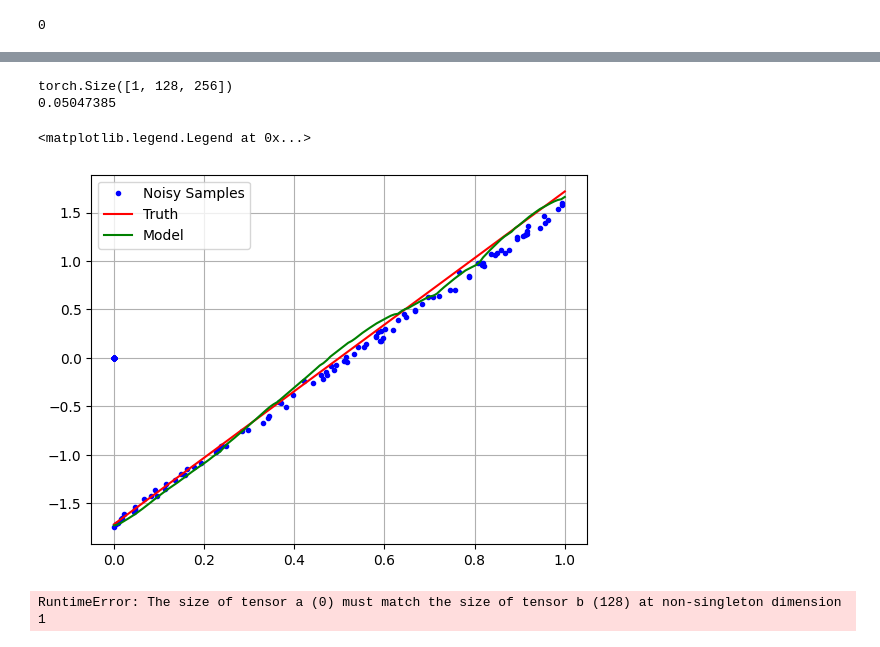
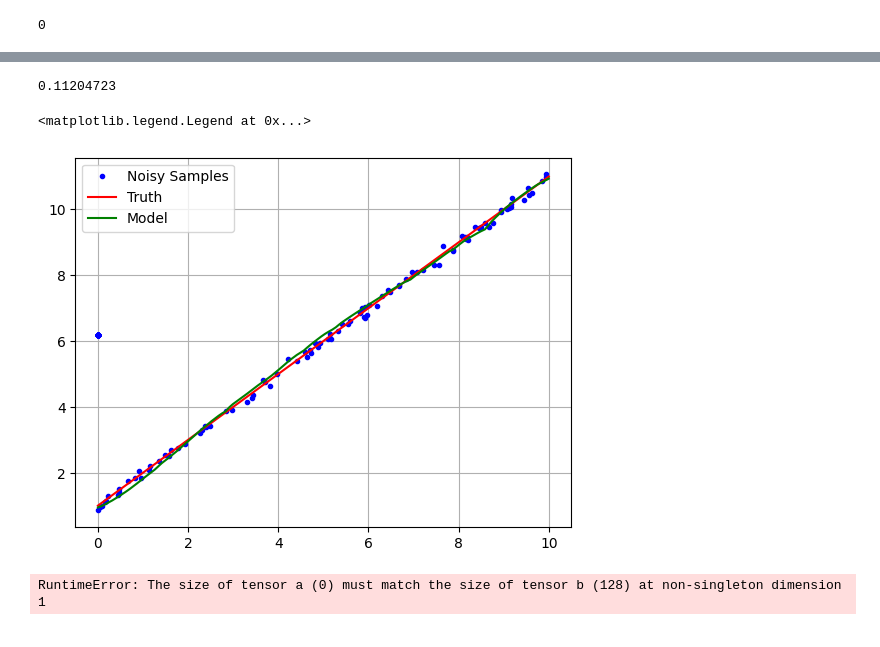
Before and after one commit to Arwin1906/Lab_-Zero_Shot, a Jupyter notebook: Jan/kernel.ipynb, the cells around one changed output, grey strips where cells are left out. Drawn from its saved outputs; the diff is of its cells as text; code cells hidden in the pictures.

```diff
--- a/Jan/kernel.ipynb
+++ b/Jan/kernel.ipynb
@@ -510,12 +517,13 @@ torch.Size([1, 128, 256])
 # %%
 import matplotlib.pyplot as plt
-checkpoint = torch.load('model_best.pth')
-model = DeepONet(grid_size,d_model=256,heads=2,p=164)
+torch.save(model.state_dict(), "model_best.pth")
+#checkpoint = torch.load('arwin.pth')
+#model = DeepONet(grid_size,d_model=128,heads=2,p=128)
 
-# Restore model and optimizer state
-model.load_state_dict(checkpoint)
-model.to(device)
-
+ #Restore model and optimizer state
+#model.load_state_dict(checkpoint['model_state_dict'])
+#model.to(device)
+model.eval()
 obs_grid = "0. 0.04588748 0.09159764 0.154311 0.18969745 0.23107812 0.44037433 0.46551259 0.4698422 0.47704967 0.66785167 0.81627236 0.90201521 0.95241703 1.12729778 1.14864347 1.36339895 1.49645256 1.58159458 1.61537626 1.7719714 1.92631915 2.2723072 2.30819694 2.36639828 2.39429573 2.49307768 2.83365748 2.97734284 3.30018475 3.42713179 3.44338513 3.67101318 3.70071144 3.82651719 3.96436809 4.21100116 4.4103133 4.5927691 4.6456428 4.70696965 4.73154 4.81327955 4.88203372 4.93375474 5.09674984 5.1514203 5.16924428 5.32374484 5.40409128 5.54255234 5.58893832 5.80597549 5.82208935 5.85903121 5.91029194 5.92191019 5.93088624 5.96112675 6.00609536 6.18001733 6.30389277 6.43150128 6.48084083 6.67812159 6.68206819 6.83963045 6.96922171 7.08483453 7.20008597 7.46360123 7.56433681 7.65297084 7.8679689 7.86873273 8.08294605 8.13605702 8.17417846 8.19601013 8.19857348 8.35981573 8.44979181 8.49774742 8.59409107 8.67625995 8.76494718 8.92907996 8.93134402 9.08121277 9.12686634 9.13060209 9.16862836 9.17055742 9.17844888 9.45820172 9.53187723 9.55631619 9.62251619 9.84111355 9.92931726 9.94418766".split()
 obs_values = "0.85313171 0.94886456 0.9913655 1.12373941 1.1538541 1.28122004 1.32660459 1.49295406 1.42257618 1.39720176 1.73848647 1.82816094 2.04443918 1.83863094 2.07048476 2.21743274 2.36112713 2.53582418 2.50709211 2.69728738 2.75346224 2.86644065 3.2168426 3.30541183 3.40471169 3.4006658 3.41017454 3.87825226 3.90623223 4.14115363 4.2810781 4.36807786 4.80602395 4.77000786 4.64123313 5.01134075 5.4630334 5.39559734 5.65491826 5.51595296 5.72902836 5.65012075 5.92672484 5.81445033 5.94809901 6.07837817 6.21919096 6.06370414 6.31950136 6.52137031 6.52616659 6.61242782 6.87090184 6.84510611 6.99506471 6.72094563 7.039519 6.70756187 6.80345845 7.09894762 7.06580112 7.38326926 7.56279725 7.48480531 7.69555467 7.66979836 7.89036898 8.10229802 8.09277586 8.14774118 8.32538598 8.31605628 8.88322356 8.74041498 8.75358482 9.1787067 9.16509112 9.11234973 9.16522074 9.08388677 9.45401259 9.43567678 9.47647436 9.59452738 9.47847781 9.5957691 9.99459821 9.92405368 10.0093065 10.05398787 10.0765146 10.08835275 10.17442852 10.33270049 10.28733318 10.64823178 10.43109297 10.50999956 10.87251012 10.98692423 11.06202351".split()
 evaluation_grid = "0. 0.07874016 0.15748031 0.23622047 0.31496063 0.39370079 0.47244094 0.5511811 0.62992126 0.70866142 0.78740157 0.86614173 0.94488189 1.02362205 1.1023622 1.18110236 1.25984252 1.33858268 1.41732283 1.49606299 1.57480315 1.65354331 1.73228346 1.81102362 1.88976378 1.96850394 2.04724409 2.12598425 2.20472441 2.28346457 2.36220472 2.44094488 2.51968504 2.5984252 2.67716535 2.75590551 2.83464567 2.91338583 2.99212598 3.07086614 3.1496063 3.22834646 3.30708661 3.38582677 3.46456693 3.54330709 3.62204724 3.7007874 3.77952756 3.85826772 3.93700787 4.01574803 4.09448819 4.17322835 4.2519685 4.33070866 4.40944882 4.48818898 4.56692913 4.64566929 4.72440945 4.80314961 4.88188976 4.96062992 5.03937008 5.11811024 5.19685039 5.27559055 5.35433071 5.43307087 5.51181102 5.59055118 5.66929134 5.7480315 5.82677165 5.90551181 5.98425197 6.06299213 6.14173228 6.22047244 6.2992126 6.37795276 6.45669291 6.53543307 6.61417323 6.69291339 6.77165354 6.8503937 6.92913386 7.00787402 7.08661417 7.16535433 7.24409449 7.32283465 7.4015748 7.48031496 7.55905512 7.63779528 7.71653543 7.79527559 7.87401575 7.95275591 8.03149606 8.11023622 8.18897638 8.26771654 8.34645669 8.42519685 8.50393701 8.58267717 8.66141732 8.74015748 8.81889764 8.8976378 8.97637795 9.05511811 9.13385827 9.21259843 9.29133858 9.37007874 9.4488189 9.52755906 9.60629921 9.68503937 9.76377953 9.84251969 9.92125984 10.".split()
@@ -525,50 +533,70 @@ obs_values = np.array(obs_values, dtype=float)
 evaluation_grid = np.array(evaluation_grid, dtype=float)
 evaluation_values = np.array(evaluation_values, dtype=float)
 
-obs_values = (obs_values - obs_values.mean()) / obs_values.std() #z-scoring
-evaluation_values = (evaluation_values - evaluation_values.mean()) / evaluation_values.std() #z-scoring
 
-obs_grid = obs_grid / 10
-evaluation_grid = evaluation_grid / 10
+obs_values_mean,obs_values_std  =obs_values.mean(), obs_values.std()
+evaluation_values_mean, evaluation_values_std  =evaluation_values.mean(), evaluation_values.std()
+
+
+#obs_values = (obs_values - min_values) / (max_values-min_values)
+#evaluation_values = (evaluation_values - min_values) / (max_values - min_values)
+
+obs_values = (obs_values - obs_values.mean()) / (obs_values.std())
+evaluation_values = (evaluation_values - evaluation_values.mean()) / (evaluation_values.std())
+
+
+min_grid  = min(obs_grid.min(), evaluation_grid.min())
+max_grid  = max(obs_grid.max(), evaluation_grid.max())
+
+#obs_grid = (obs_grid - min_grid) / (max_grid-min_grid)
+#evaluation_grid = (evaluation_grid - min_grid) / (max_grid-min_grid)
+
+obs_grid = (obs_grid - min_grid) / (max_grid-min_grid)
+evaluation_grid = (evaluation_grid - min_grid) / (max_grid-min_grid)
 
 
 mask = np.append(np.ones(len(obs_grid)),np.zeros(len(evaluation_grid)-len(obs_grid)))
 obs_grid = np.append(obs_grid,np.zeros(len(evaluation_grid)-len(obs_grid)))
 obs_values = np.append(obs_values,np.zeros(len(evaluation_grid)-len(obs_values)))
 
 mask = torch.from_numpy(mask).to(device).unsqueeze(0).float()
 
 obs_grid = torch.from_numpy(obs_grid).to(device).unsqueeze(0).float()
 obs_values = torch.from_numpy(obs_values).to(device).unsqueeze(0).float()
 evaluation_grid = torch.from_numpy(evaluation_grid).to(device).unsqueeze(0).float()
 evaluation_values = torch.from_numpy(evaluation_values).to(device).unsqueeze(0).float()
 
 
 out = model(obs_values, obs_grid, evaluation_grid, mask)
 
-obs_grid = obs_grid.squeeze(0).cpu().numpy()
-obs_values = obs_values.squeeze(0).cpu().numpy()
-evaluation_grid = evaluation_grid.squeeze(0).cpu().numpy()
-evaluation_values = evaluation_values.squeeze(0).cpu().numpy()
-out = out.cpu().detach().numpy()
+obs_grid = obs_grid.squeeze(0).cpu().numpy() * (max_grid-min_grid) + min_grid
+obs_values = obs_values.squeeze(0).cpu().numpy() * obs_values_std + obs_values_mean
+evaluation_grid = (evaluation_grid.squeeze(0).cpu().numpy()) * (max_grid-min_grid) + min_grid
+evaluation_values = evaluation_values.squeeze(0).cpu().numpy()  * evaluation_values_std + evaluation_values_mean
+
+out = out.cpu().detach().numpy() * evaluation_values_std + evaluation_values_mean
+
+
+
 
 print(np.sqrt(((out - evaluation_values)**2).mean()))
+
+
 
 plt.plot(obs_grid, obs_values, color='blue', label="Noisy Samples",marker=".",linestyle="None")
 plt.plot(evaluation_grid, evaluation_values, color='red', label="Truth")
 plt.plot(evaluation_grid, out, color='green', label="Model")
 
 plt.grid(True)
 plt.legend()
 
 
 
 #
 # %% [output]
-torch.Size([1, 128, 256])
-0.05047385
+0.11204723
 <matplotlib.legend.Legend at 0x...>
-[figure, old version]
+[figure, new version]
 # %%
 import matplotlib.pyplot as plt
 
```
Also changed, not shown: parts of 7 cells of this notebook, 11 other files.
